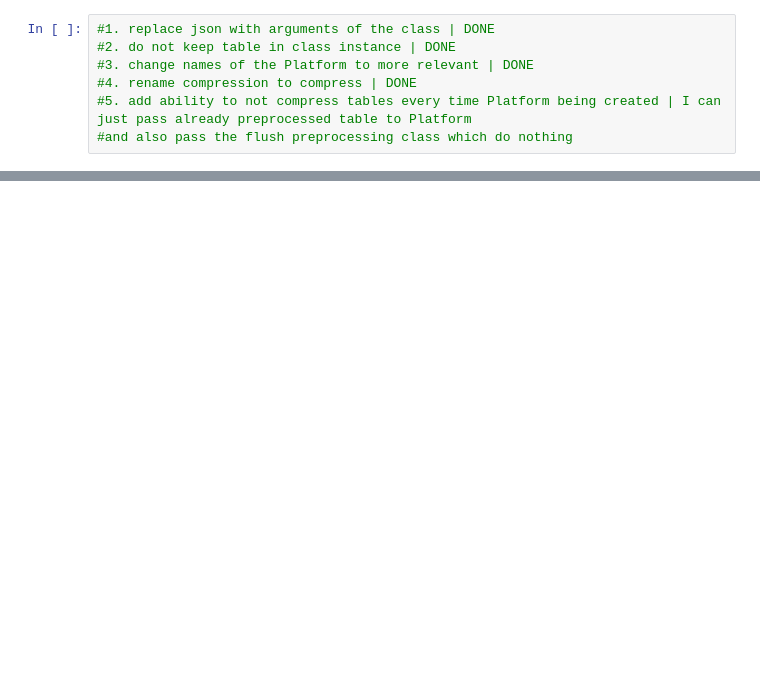
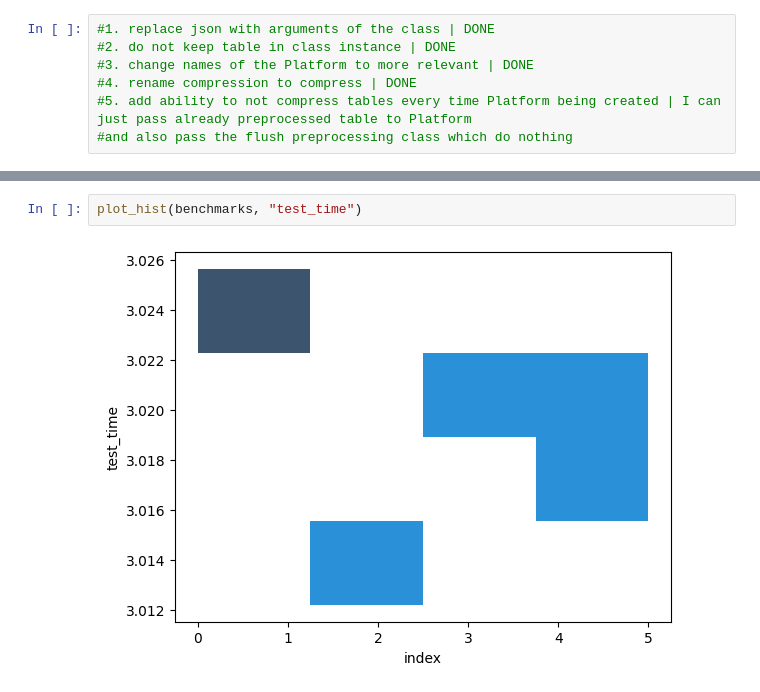
Before and after one commit to BuryatyaTut/STIL_internship, a Jupyter notebook: notebooks/Platform realization.ipynb, the cells around one changed output, grey strips where cells are left out. Drawn from its saved outputs; the diff is of its cells as text; blank space fills up the shorter version.

```diff
--- a/notebooks/Platform realization.ipynb
+++ b/notebooks/Platform realization.ipynb
@@ -216,0 +266,4 @@ Function test took 3.0247294902801514 seconds to execute.
+# %%
+plot_hist(benchmarks, "test_time")
+# %% [output]
+[figure, added]
```
Also changed, not shown: parts of 8 cells of this notebook.
